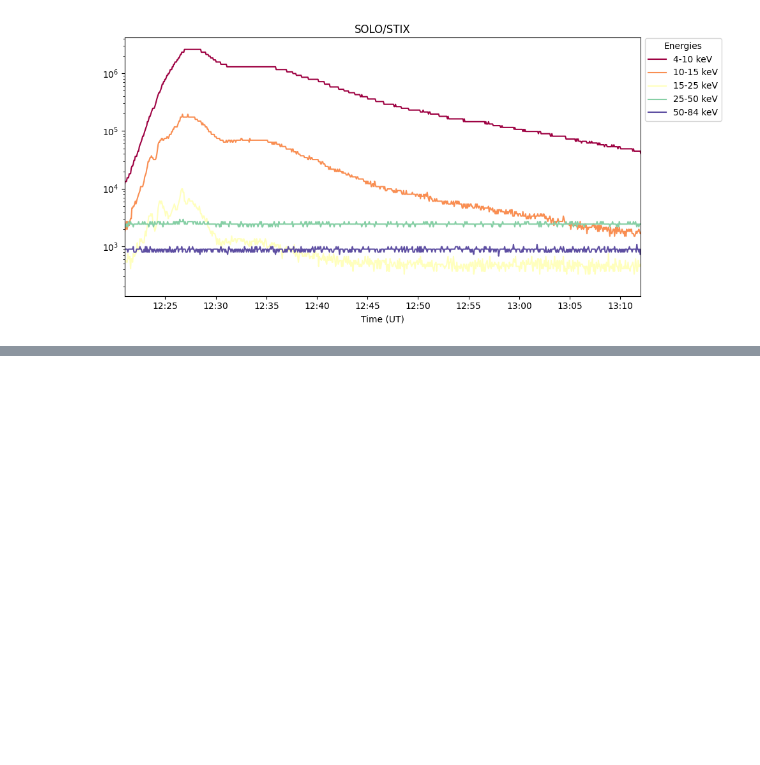
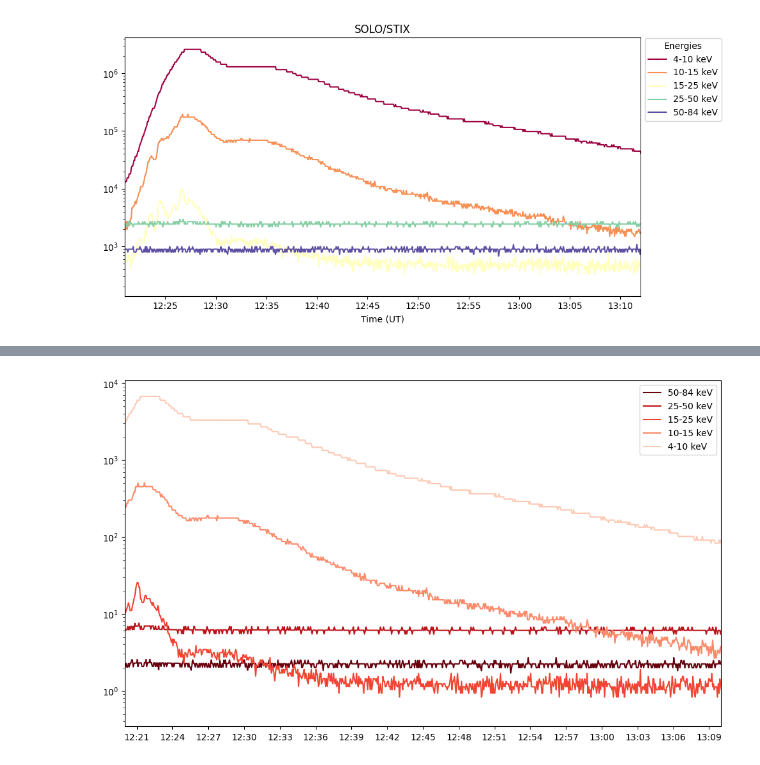
Before and after one commit to MohamedNedal/nenufar_work, a Jupyter notebook: stix_quicklook_plot.ipynb, the cells around one changed output, grey strips where cells are left out. Saved outputs shown, nothing was run; the diff lists cells and outputs as text; code cells hidden in the pictures; blank space fills up the shorter version.

```diff
--- a/stix_quicklook_plot.ipynb
+++ b/stix_quicklook_plot.ipynb
@@ -147,0 +193,22 @@ plt.show()
+# %%
+# before the time delay shifting
+fig = plt.figure(figsize=(12, 7))
+ax = fig.add_subplot(111)
+color = 'Reds'
+cm = pylab.get_cmap(color)
+collist = cm(np.linspace(0, 255, 6).astype(int))
+#ql_lightcurves.plot(axes = ax)
+ax.plot(df.index,df['50-84 keV'],color = collist[5],label = '50-84 keV')
+ax.plot(df.index,df['25-50 keV'],color = collist[4],label = '25-50 keV')
+ax.plot(df.index,df['15-25 keV'],color = collist[3],label = '15-25 keV')
+ax.plot(df.index,df['10-15 keV'],color = collist[2],label = '10-15 keV')
+ax.plot(df.index,df['4-10 keV'],color = collist[1],label = '4-10 keV')
+
+ax.set_yscale('log')
+ax.legend(loc = 'upper right')
+ax.set_xlim(datetime(2025, 3, 25, 12, 20), datetime(2025, 3, 25, 13,10))
+ax.xaxis.set_major_locator(dates.MinuteLocator(interval=3))
+ax.xaxis.set_major_formatter(dates.DateFormatter('%H:%M'))
+plt.show()
+# %% [output]
+[figure, added]
```
Also changed, not shown: parts of 2 cells of this notebook, 1 other file.
